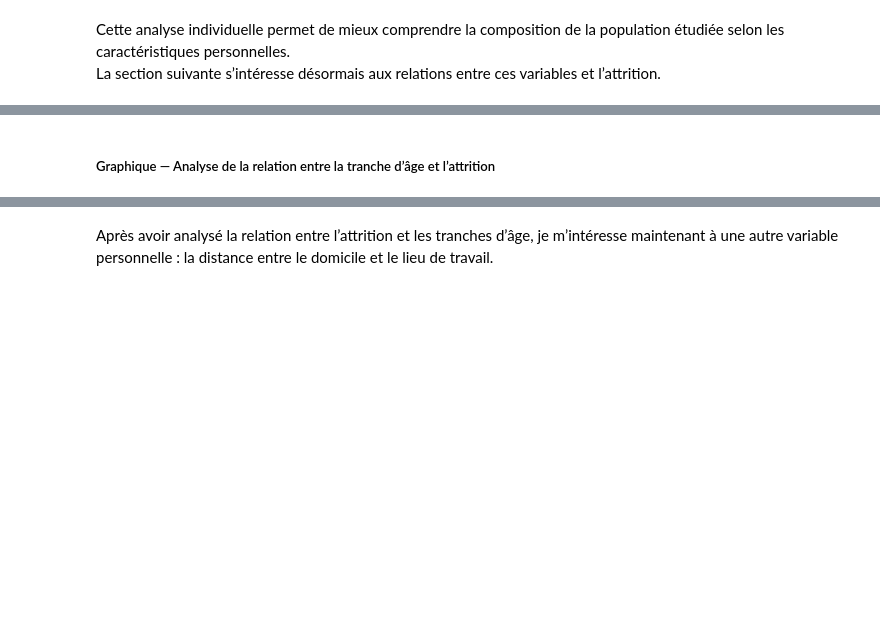
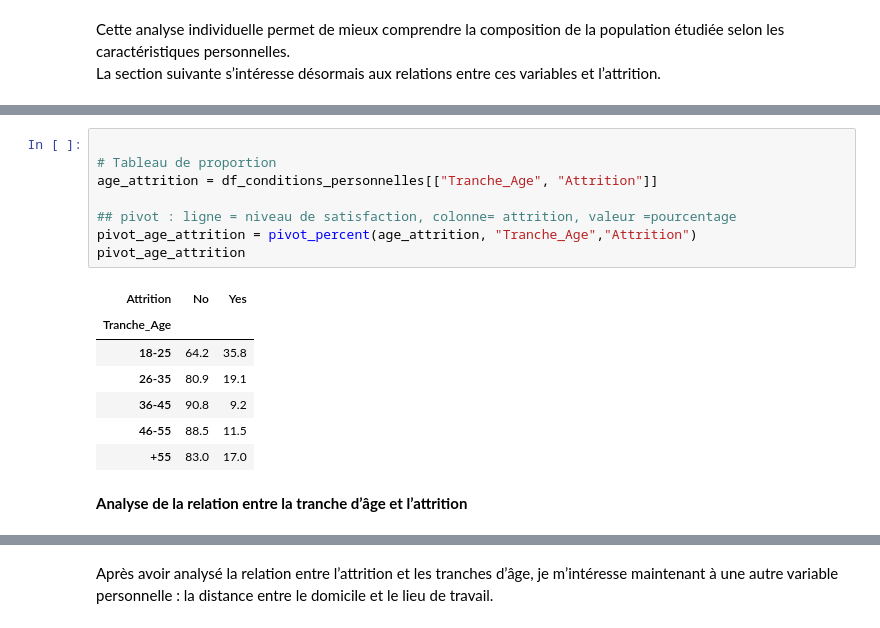
Before and after one commit to Kemuri15/employee-attrition-analysis, a Jupyter notebook: notebooks/03_axe_1_conditions_personnelle.ipynb, the cells around one changed output, grey strips where cells are left out. Drawn from its saved outputs; the diff is of its cells as text; blank space fills up the shorter version.

```diff
--- a/notebooks/03_axe_1_conditions_personnelle.ipynb
+++ b/notebooks/03_axe_1_conditions_personnelle.ipynb
@@ -596,3 +557,19 @@ pivot_age_attrition
+# %%
+
+# Tableau de proportion
+age_attrition = df_conditions_personnelles[["Tranche_Age", "Attrition"]]
+
+## pivot : ligne = niveau de satisfaction, colonne= attrition, valeur =pourcentage
+pivot_age_attrition = pivot_percent(age_attrition, "Tranche_Age","Attrition")
+pivot_age_attrition
+# %% [output]
+| Attrition | No | Yes |
+| Tranche_Age |  |  |
+| 18-25 | 64.2 | 35.8 |
+| 26-35 | 80.9 | 19.1 |
+| 36-45 | 90.8 | 9.2 |
+| 46-55 | 88.5 | 11.5 |
+| +55 | 83.0 | 17.0 |
 # %% [markdown]
-##### Graphique — Analyse de la relation entre la tranche d’âge et l’attrition
+**Analyse de la relation entre la tranche d’âge et l’attrition**
 # %%
```
Also changed, not shown: parts of 30 cells of this notebook, 4 other files.
